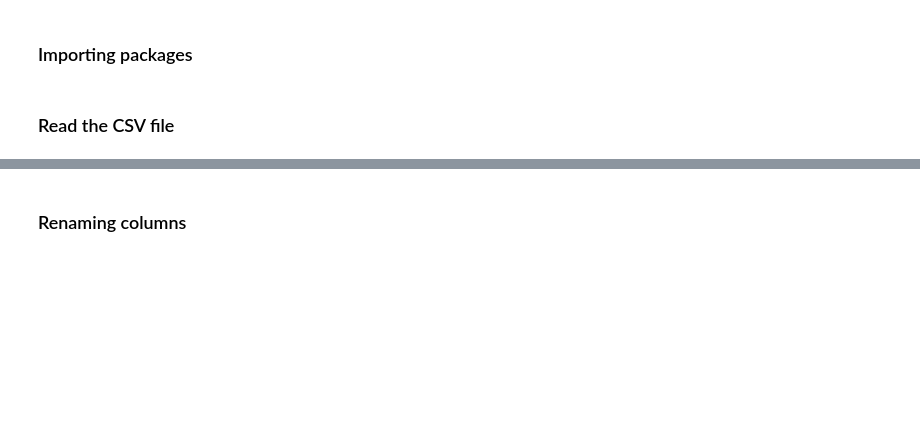
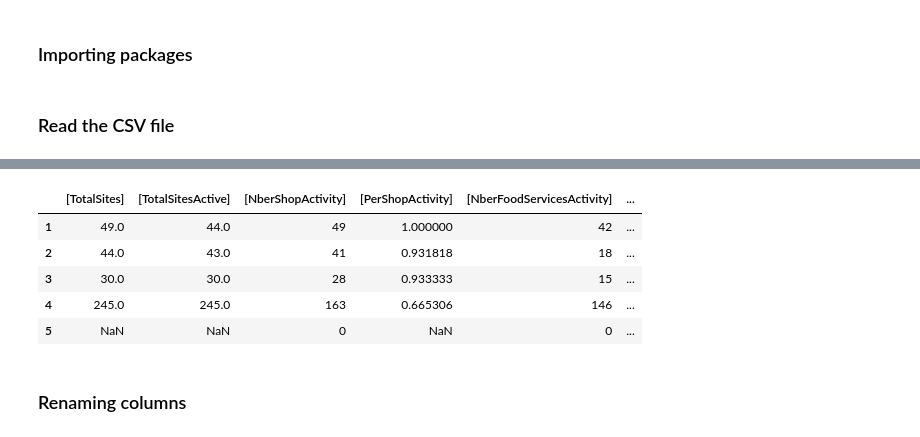
Before and after one commit to Macktireh/CSVProcessing, a Jupyter notebook: notebook.ipynb, the cells around one changed output, grey strips where cells are left out. Cells and saved outputs as stored; diff of their text form; code cells hidden in the pictures; blank space fills up the shorter version.

```diff
--- a/notebook.ipynb
+++ b/notebook.ipynb
@@ -22,2 +40,12 @@ df.head()
+# %%
+df.drop(columns=drop_columns, inplace=True)
+df.head()
+# %% [output]
+|  | [TotalSites] | [TotalSitesActive] | [NberShopActivity] | [PerShopActivity] | [NberFoodServicesActivity] | ... |
+| 1 | 49.0 | 44.0 | 49 | 1.000000 | 42 | ... |
+| 2 | 44.0 | 43.0 | 41 | 0.931818 | 18 | ... |
+| 3 | 30.0 | 30.0 | 28 | 0.933333 | 15 | ... |
+| 4 | 245.0 | 245.0 | 163 | 0.665306 | 146 | ... |
+| 5 | NaN | NaN | 0 | NaN | 0 | ... |
 # %% [markdown]
 ### Renaming columns
```
Also changed, not shown: parts of 19 cells of this notebook, 3 other files.
